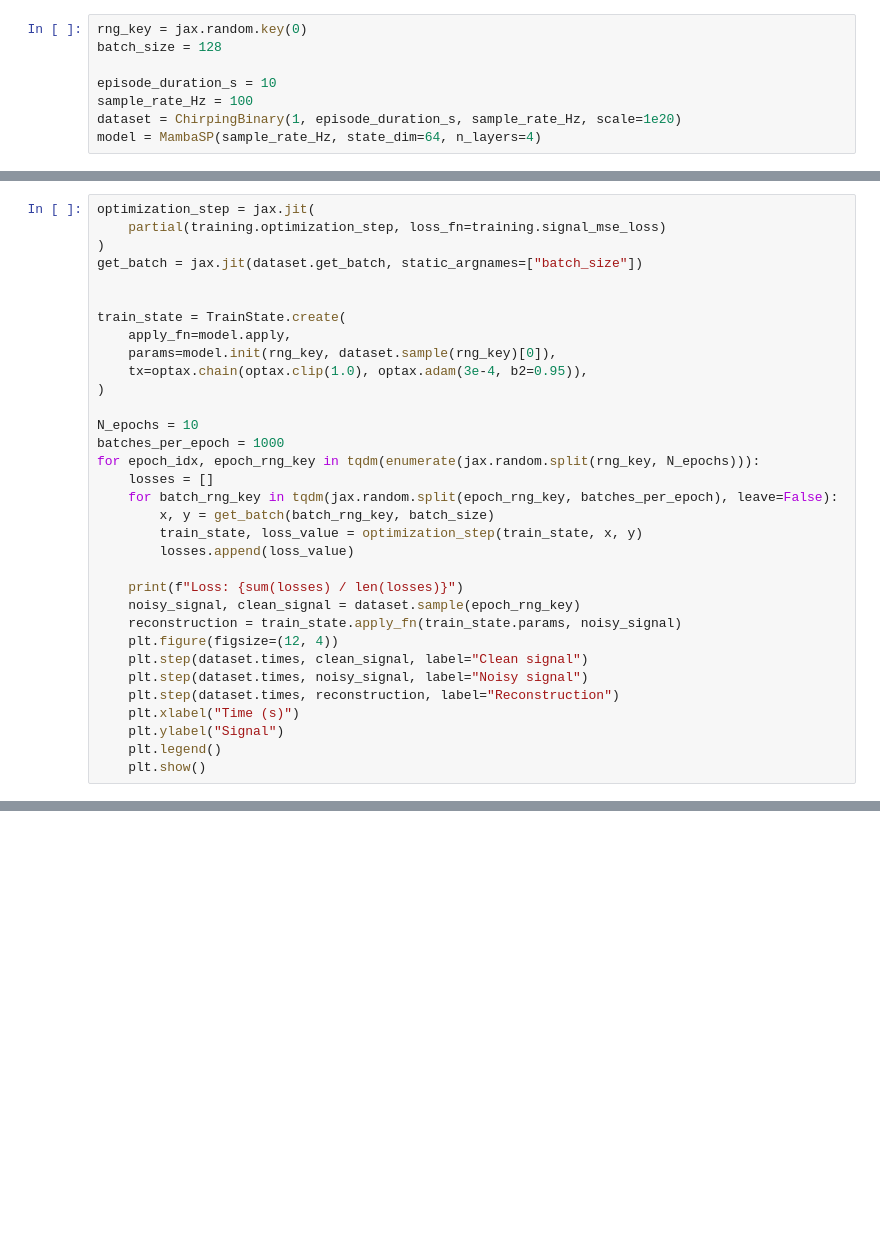
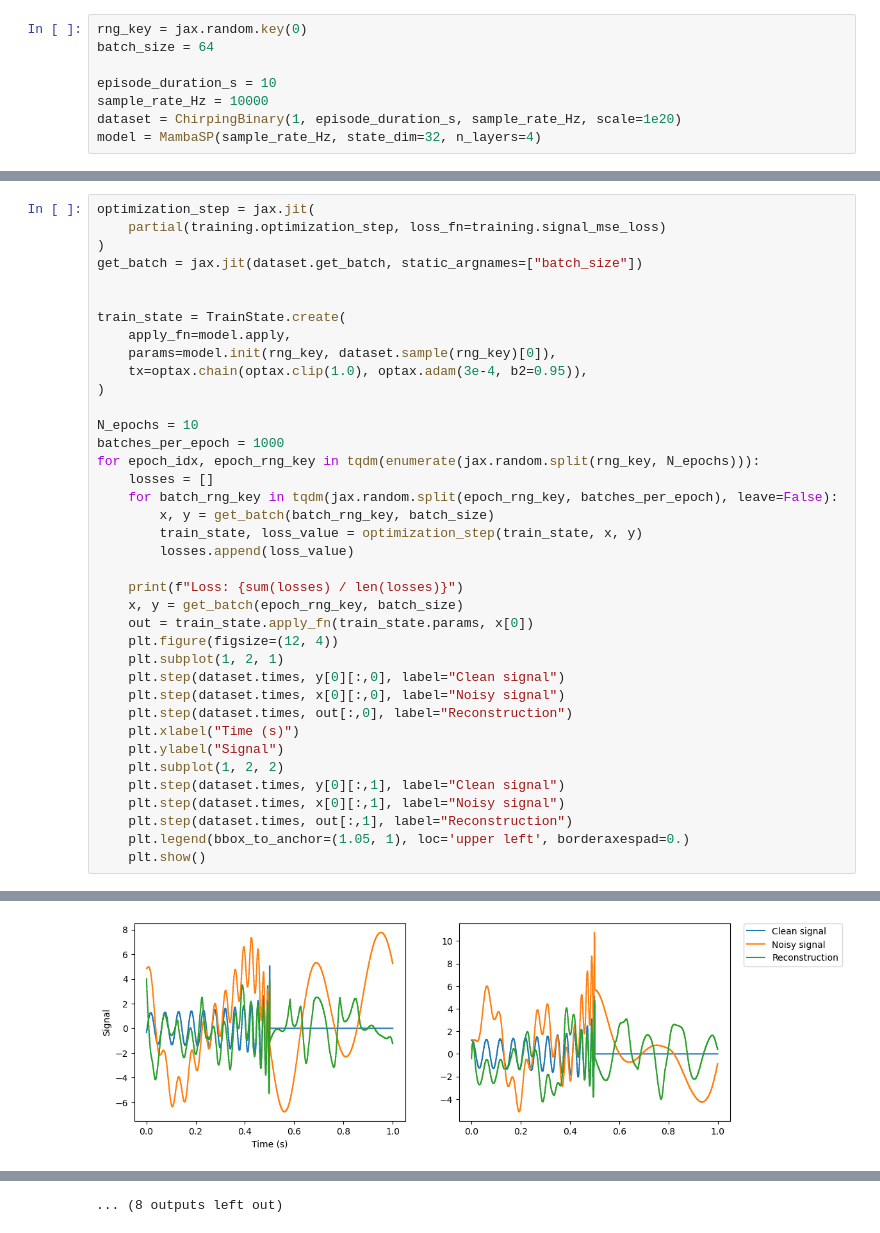
Before and after one commit to davidesartor/MLGW, a Jupyter notebook: test_signal_denoiser.ipynb, the cells around one changed output, grey strips where cells are left out. Cells and saved outputs as stored; diff of their text form; blank space fills up the shorter version.

```diff
--- a/test_signal_denoiser.ipynb
+++ b/test_signal_denoiser.ipynb
@@ -19,8 +19,8 @@ JAX devices:[CpuDevice(id=0)]
 # %%
 rng_key = jax.random.key(0)
-batch_size = 128
+batch_size = 64
 
 episode_duration_s = 10
-sample_rate_Hz = 100
+sample_rate_Hz = 10000
 dataset = ChirpingBinary(1, episode_duration_s, sample_rate_Hz, scale=1e20)
-model = MambaSP(sample_rate_Hz, state_dim=64, n_layers=4)
+model = MambaSP(sample_rate_Hz, state_dim=32, n_layers=4)
@@ -47,13 +49,19 @@ for epoch_idx, epoch_rng_key in tqdm(enumerate(jax.random.split(rng_key, N_epoch
         losses.append(loss_value)
 
     print(f"Loss: {sum(losses) / len(losses)}")
-    noisy_signal, clean_signal = dataset.sample(epoch_rng_key)
-    reconstruction = train_state.apply_fn(train_state.params, noisy_signal)
+    x, y = get_batch(epoch_rng_key, batch_size)
+    out = train_state.apply_fn(train_state.params, x[0])
     plt.figure(figsize=(12, 4))
-    plt.step(dataset.times, clean_signal, label="Clean signal")
-    plt.step(dataset.times, noisy_signal, label="Noisy signal")
-    plt.step(dataset.times, reconstruction, label="Reconstruction")
+    plt.subplot(1, 2, 1)
+    plt.step(dataset.times, y[0][:,0], label="Clean signal")
+    plt.step(dataset.times, x[0][:,0], label="Noisy signal")
+    plt.step(dataset.times, out[:,0], label="Reconstruction")
     plt.xlabel("Time (s)")
     plt.ylabel("Signal")
-    plt.legend()
+    plt.subplot(1, 2, 2)
+    plt.step(dataset.times, y[0][:,1], label="Clean signal")
+    plt.step(dataset.times, x[0][:,1], label="Noisy signal")
+    plt.step(dataset.times, out[:,1], label="Reconstruction")
+    plt.legend(bbox_to_anchor=(1.05, 1), loc='upper left', borderaxespad=0.)
     plt.show()
+# %% [output]
@@ -59,0 +69 @@ for epoch_idx, epoch_rng_key in tqdm(enumerate(jax.random.split(rng_key, N_epoch
+[figure, added]
@@ -59,0 +80 @@ for epoch_idx, epoch_rng_key in tqdm(enumerate(jax.random.split(rng_key, N_epoch
+... (8 outputs left out)
```
Also changed, not shown: parts of 3 cells of this notebook, 5 other files.
